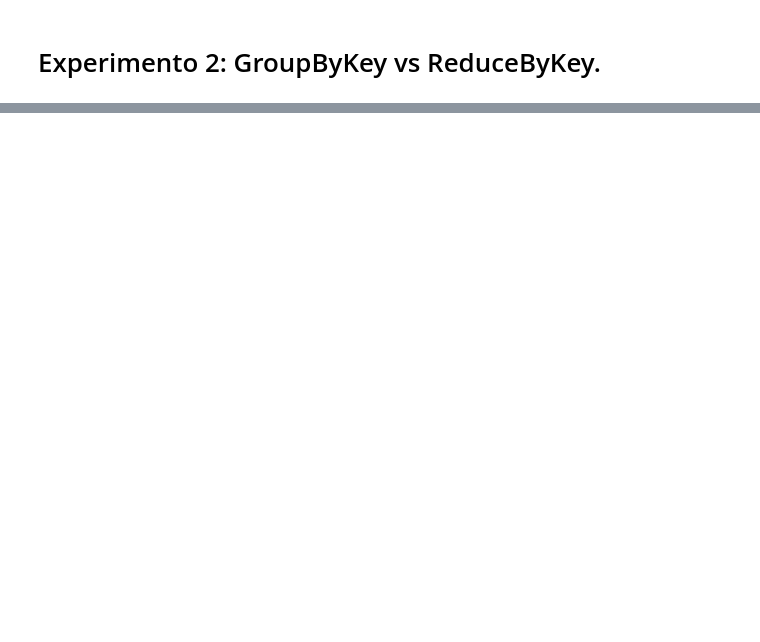
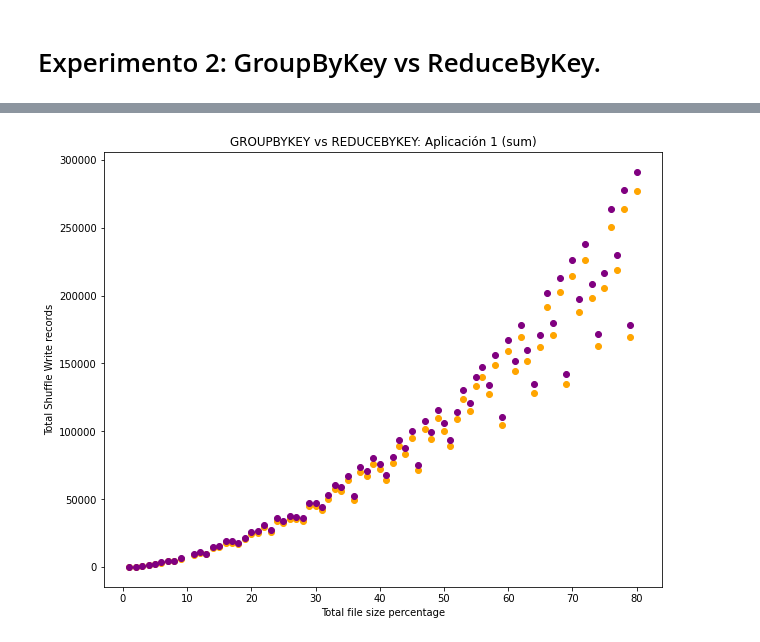
Before and after one commit to sargar19/trabajo-fin-de-grado, a Jupyter notebook: notebooks/Experimento 2.ipynb, the cells around one changed output, grey strips where cells are left out. Saved outputs shown, nothing was run; the diff lists cells and outputs as text; code cells hidden in the pictures; blank space fills up the shorter version.

```diff
--- a/notebooks/Experimento 2.ipynb
+++ b/notebooks/Experimento 2.ipynb
@@ -129,0 +201,45 @@ plt.show()
+# %%
+df['Size percentage'] = df['App Name'].map(lambda x: int(x.split('_')[-2]))
+df['Transformation'] = df['App Name'].map(lambda x: x.split('_')[0])
+df = df.loc[df['Size percentage'] <= 80]
+# %%
+df_shuffle_metrics = df.loc[(df['Transformation'] == 'GroupByKey') | (df['Transformation'] == 'ReduceByKey')]
+df_shuffle_metrics['Size percentage'] = df_shuffle_metrics['App Name'].map(lambda x: int((x.split('_')[-2] + '0')[0:3]))
+df_shuffle_metrics = df_shuffle_metrics.loc[(df_shuffle_metrics['SHUFFLER: Total Records Read'] != '-') | (df_shuffle_metrics['SHUFFLEW: Shuffle Records Written'] != '-')]
+group_by = df_shuffle_metrics.groupby(['App ID', 'Size percentage', 'App Name', 'Transformation'])
+group_by = pd.DataFrame(group_by.agg({'SHUFFLER: Total Records Read': lambda x: list(x), 'SHUFFLEW: Shuffle Records Written': lambda x: list(x)})).reset_index(drop=False)
+group_by['SHUFFLER: Total Records Read'] = group_by['SHUFFLER: Total Records Read'].map(lambda x: [int(elem) for elem in x if elem != '0'])
+group_by['SHUFFLEW: Shuffle Records Written'] = group_by['SHUFFLEW: Shuffle Records Written'].map(lambda x: [int(elem) for elem in x if elem != '0'])
+group_by['Total_Read'] = group_by['SHUFFLER: Total Records Read'].map(lambda x: sum(x))
+group_by['Total_Write'] = group_by['SHUFFLEW: Shuffle Records Written'].map(lambda x: sum(x))
+group_by['Total_Write'] = group_by['SHUFFLER: Total Records Read'].map(lambda x: sum(x))
+group_by['Aplication'] = group_by['App Name'].map(lambda x: int(x.split('_')[1]))
+reduce = group_by.loc[group_by['Transformation'] == 'ReduceByKey']
+group_by_reduce_1 = reduce.loc[reduce['Aplication'] == 1]
+group_by_reduce_2 = reduce.loc[reduce['Aplication'] == 2]
+group = group_by.loc[group_by['Transformation'] == 'GroupByKey']
+group_by_group_1 = group.loc[group['Aplication'] == 1]
+group_by_group_2 = group.loc[group['Aplication'] == 2]
+# %%
+x_1 = group_by_reduce_1['Size percentage']
+y_1 = group_by_reduce_1['Total_Read']
+x_2 = group_by_group_1['Size percentage']
+y_2 = group_by_group_1['Total_Read']
+
+# plotting the points
+plt.figure(figsize=(10,8))
+plt.scatter(x_1, y_1, marker = 'o', color = 'orange')
+plt.scatter(x_2, y_2, marker = 'o', color = 'purple')
+
+# naming the x axis
+plt.xlabel('Total file size percentage')
+# naming the y axis
+plt.ylabel('Total Shuffle Write records')
+
+# giving a title to my graph
+plt.title('GROUPBYKEY vs REDUCEBYKEY: Aplicación 1 (sum)')
+
+# function to show the plot
+plt.show()
+# %% [output]
+[figure, added]
```
Also changed, not shown: parts of 16 cells of this notebook.
